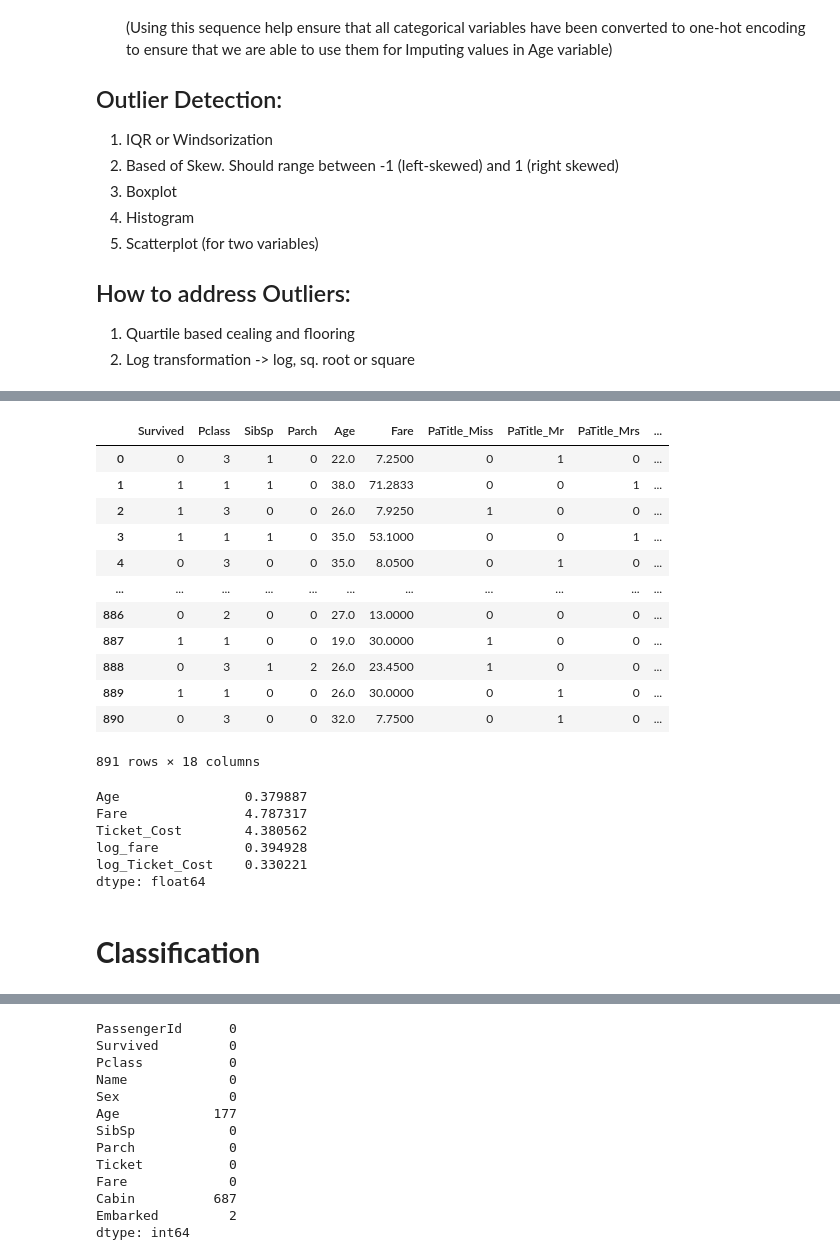
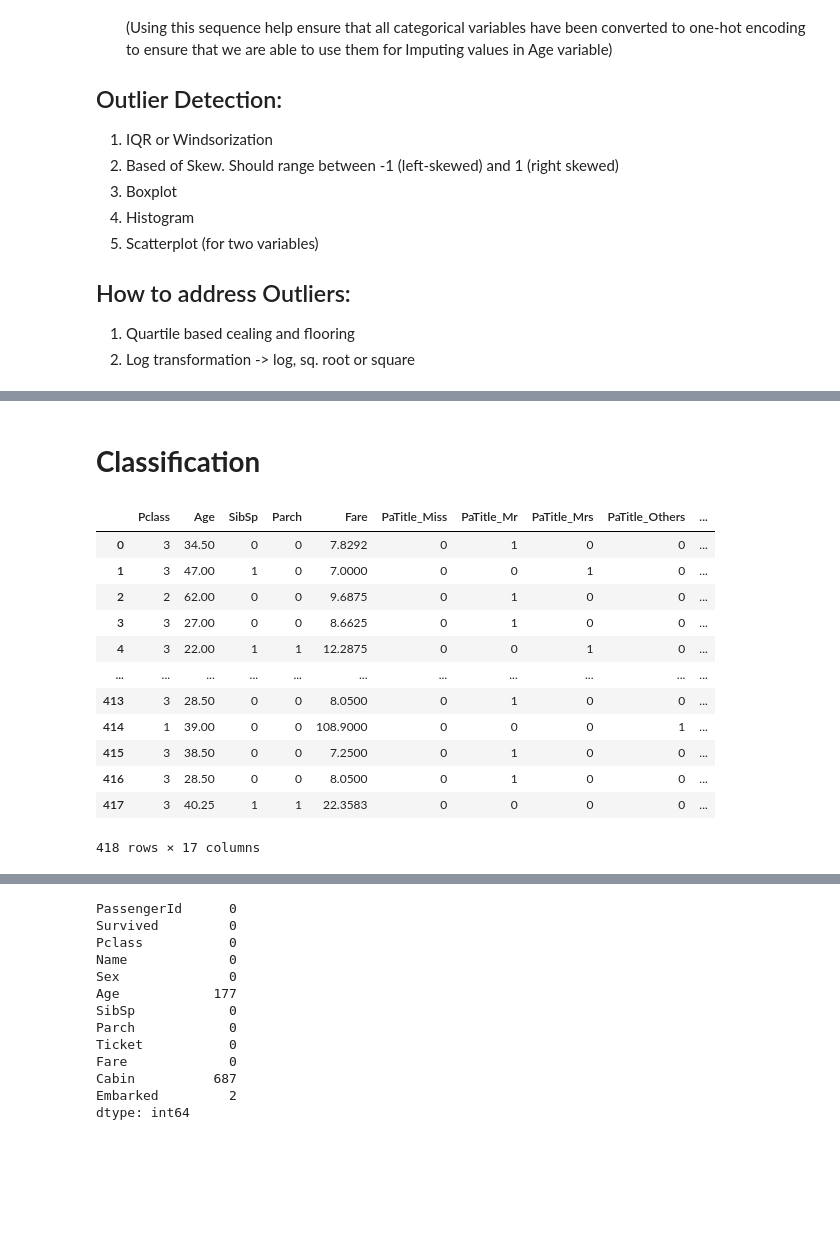
Before and after one commit to Neelam-Singhal/ClassificationProblem, a Jupyter notebook: titanic_solution.ipynb, the cells around one changed output, grey strips where cells are left out. Saved outputs shown, nothing was run; the diff lists cells and outputs as text; code cells hidden in the pictures; blank space fills up the shorter version.

Commit message:
Creating Preprocessing Functions

```diff
--- a/titanic_solution.ipynb
+++ b/titanic_solution.ipynb
@@ -85,8 +72,19 @@ def preprocess_categorical_data(data):
     #Parch -> Removing extreme values
     data['Parch'] = data['Parch'].apply(lambda x: 3 if x>2 else x)
 
-    # Ticket -> Creating a column, 'Ticket_count' to count number of same tickets onboard
-    data = data.merge(data.groupby(by = 'Ticket').count().rename(columns={'Survived':'Ticket_Count'})['Ticket_Count'], on='Ticket', how='left')
+    # Ticket -> Creating a column, 'Ticket_count' to count number of same tickets onboard. Using that column, create Ticket_Cost for the actual cost of ticket per person
+    data = data.merge(data.groupby(by = 'Ticket').count().rename(columns={'Pclass':'Ticket_Count'})['Ticket_Count'], on='Ticket', how='left')
+    data['Ticket_Cost'] = round(data['Fare']/data['Ticket_Count'], 4)
+
+    data.drop('Ticket', axis=1, inplace=True)
+
+    # Embarked -> Fill missing values using Mode and do onehot encoding
+    data['Embarked'].fillna(data['Embarked'].mode()[0], inplace=True)
+    data = pd.get_dummies(data, columns=['Embarked'], drop_first=True)
+
+    # Cabit -> create a new column based on weather Cabin value is present or not
+    data['Cabin_NA'] = data.Cabin.isnull().astype(int)
+    data.drop('Cabin', axis=1, inplace=True)
 
     #print(data.PaTitle.value_counts())
     return data
@@ -251,6 +90,0 @@ train[train.Age >= np.percentile(train[~train.Age.isnull()].Age, 99)]
-# %%
-# capturing the ceiling value of outlier in a variable
-ceiling = math.ceil(np.percentile(train[~train.Age.isnull()].Age, 99))
-
-# Replacing value of Outlier Age with ceiling
-train.loc[train.Age >= ceiling, 'Age'] = ceiling
@@ -451,30 +119,30 @@ plt.hist(np.log(train.Fare +1))
 # %%
-#temp = train.copy()
-train['log_fare'] = np.log(train.Fare +1)
-train['log_Ticket_Cost'] = np.log(train.Ticket_Cost +1)
-train
+def preprocess_data(data):
+    data = data.copy()
+    data = preprocess_categorical_data(data)
+    data = preprocess_age(data)
+
+    data['log_fare'] = np.log(data.Fare +1)
+    data['log_Ticket_Cost'] = np.log(data.Ticket_Cost +1)
+    return data
-# %% [output]
-|  | Survived | Pclass | SibSp | Parch | Age | Fare | PaTitle_Miss | PaTitle_Mr | PaTitle_Mrs | ... |
-| 0 | 0 | 3 | 1 | 0 | 22.0 | 7.2500 | 0 | 1 | 0 | ... |
-| 1 | 1 | 1 | 1 | 0 | 38.0 | 71.2833 | 0 | 0 | 1 | ... |
-| 2 | 1 | 3 | 0 | 0 | 26.0 | 7.9250 | 1 | 0 | 0 | ... |
-| 3 | 1 | 1 | 1 | 0 | 35.0 | 53.1000 | 0 | 0 | 1 | ... |
-| 4 | 0 | 3 | 0 | 0 | 35.0 | 8.0500 | 0 | 1 | 0 | ... |
-| ... | ... | ... | ... | ... | ... | ... | ... | ... | ... | ... |
-| 886 | 0 | 2 | 0 | 0 | 27.0 | 13.0000 | 0 | 0 | 0 | ... |
-| 887 | 1 | 1 | 0 | 0 | 19.0 | 30.0000 | 1 | 0 | 0 | ... |
-| 888 | 0 | 3 | 1 | 2 | 26.0 | 23.4500 | 1 | 0 | 0 | ... |
-| 889 | 1 | 1 | 0 | 0 | 26.0 | 30.0000 | 0 | 1 | 0 | ... |
-| 890 | 0 | 3 | 0 | 0 | 32.0 | 7.7500 | 0 | 1 | 0 | ... |
-891 rows × 18 columns
-# %%
-train[['Age', 'Fare', 'Ticket_Cost', 'log_fare', 'log_Ticket_Cost']].skew()
-# %% [output]
-Age                0.379887
-Fare               4.787317
-Ticket_Cost        4.380562
-log_fare           0.394928
-log_Ticket_Cost    0.330221
-dtype: float64
+# %%
+test_clean = preprocess_data(test)
+train_clean = preprocess_data(train)
 # %% [markdown]
 # <b>Classification</b>
+# %%
+test_clean
+# %% [output]
+|  | Pclass | Age | SibSp | Parch | Fare | PaTitle_Miss | PaTitle_Mr | PaTitle_Mrs | PaTitle_Others | ... |
+| 0 | 3 | 34.50 | 0 | 0 | 7.8292 | 0 | 1 | 0 | 0 | ... |
+| 1 | 3 | 47.00 | 1 | 0 | 7.0000 | 0 | 0 | 1 | 0 | ... |
+| 2 | 2 | 62.00 | 0 | 0 | 9.6875 | 0 | 1 | 0 | 0 | ... |
+| 3 | 3 | 27.00 | 0 | 0 | 8.6625 | 0 | 1 | 0 | 0 | ... |
+| 4 | 3 | 22.00 | 1 | 1 | 12.2875 | 0 | 0 | 1 | 0 | ... |
+| ... | ... | ... | ... | ... | ... | ... | ... | ... | ... | ... |
+| 413 | 3 | 28.50 | 0 | 0 | 8.0500 | 0 | 1 | 0 | 0 | ... |
+| 414 | 1 | 39.00 | 0 | 0 | 108.9000 | 0 | 0 | 0 | 1 | ... |
+| 415 | 3 | 38.50 | 0 | 0 | 7.2500 | 0 | 1 | 0 | 0 | ... |
+| 416 | 3 | 28.50 | 0 | 0 | 8.0500 | 0 | 1 | 0 | 0 | ... |
+| 417 | 3 | 40.25 | 1 | 1 | 22.3583 | 0 | 0 | 0 | 0 | ... |
+418 rows × 17 columns
```
Also changed, not shown: parts of 44 cells of this notebook.
